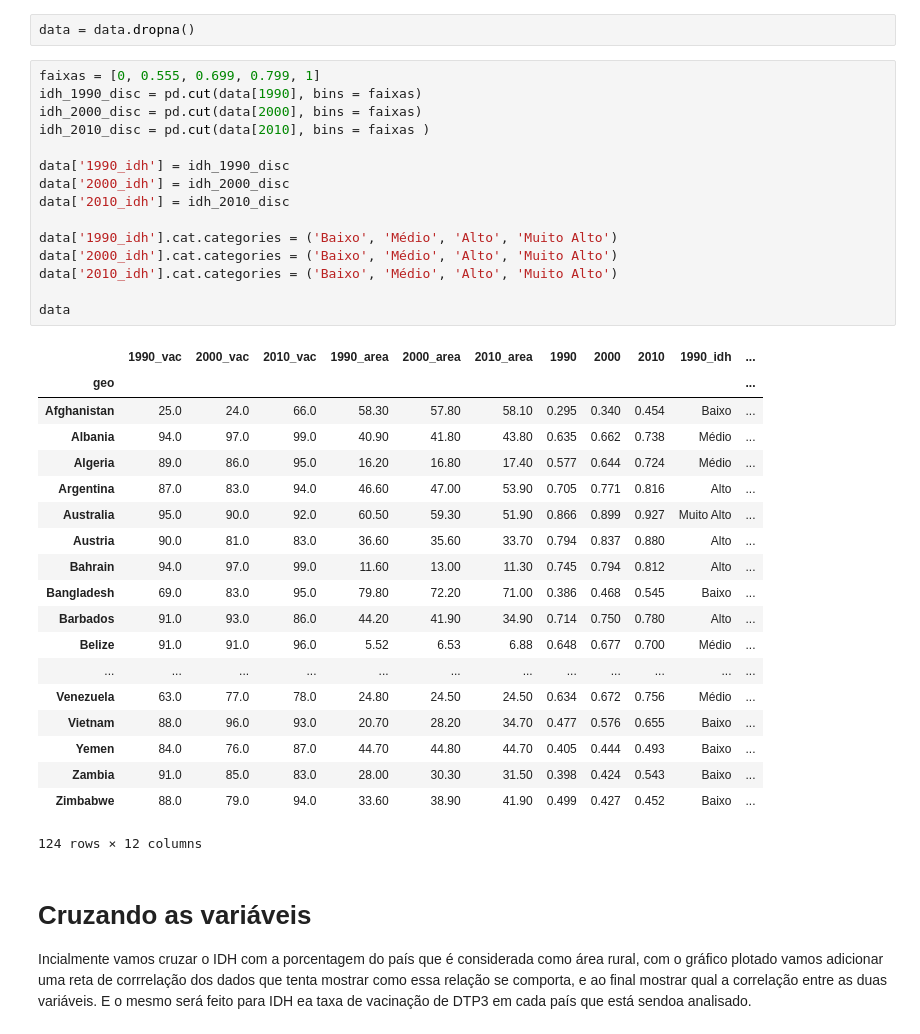
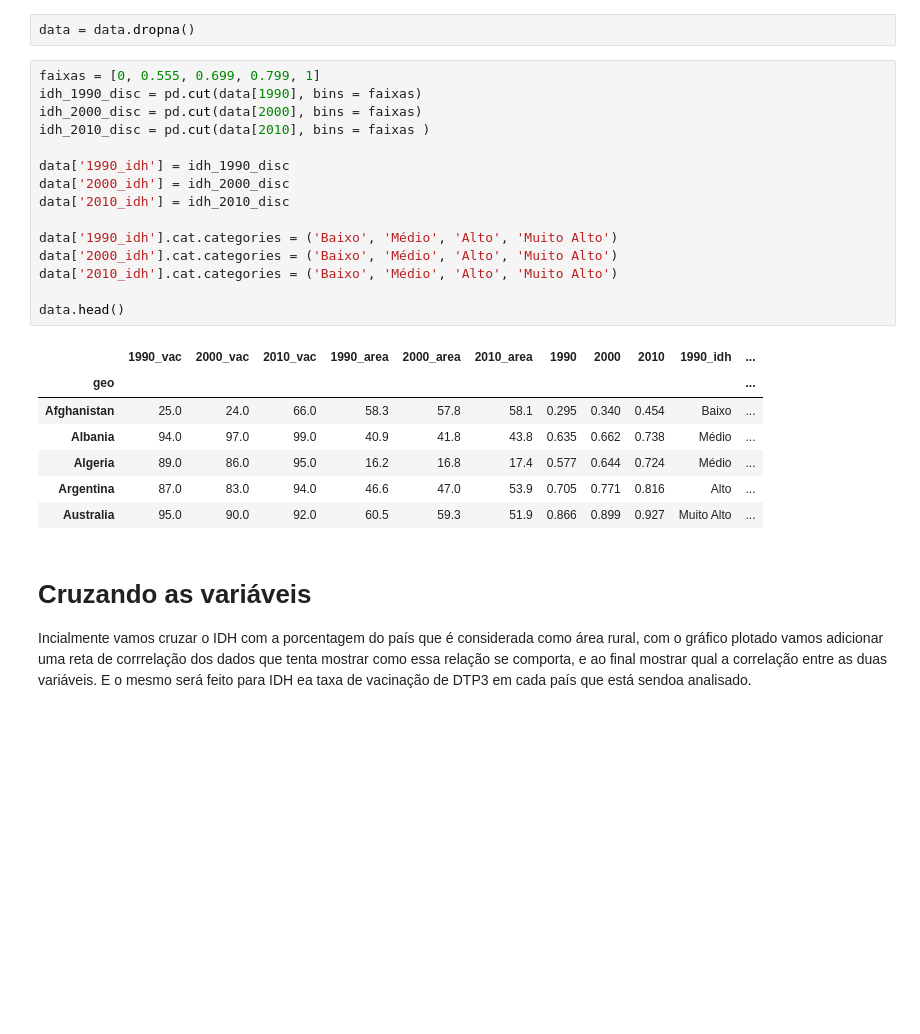
Before and after one commit to fscmaluf/Projeto1FabioMaluf, a Jupyter notebook: Projeto1_FabioMaluf.ipynb, the cells around one changed output. Saved outputs shown, nothing was run; the diff lists cells and outputs as text; blank space fills up the shorter version.

```diff
--- a/Projeto1_FabioMaluf.ipynb
+++ b/Projeto1_FabioMaluf.ipynb
@@ -37,38 +35,26 @@ data = data.dropna()
 # %%
 faixas = [0, 0.555, 0.699, 0.799, 1]
 idh_1990_disc = pd.cut(data[1990], bins = faixas)
 idh_2000_disc = pd.cut(data[2000], bins = faixas)
 idh_2010_disc = pd.cut(data[2010], bins = faixas )
 
 data['1990_idh'] = idh_1990_disc
 data['2000_idh'] = idh_2000_disc
 data['2010_idh'] = idh_2010_disc
 
 data['1990_idh'].cat.categories = ('Baixo', 'Médio', 'Alto', 'Muito Alto')
 data['2000_idh'].cat.categories = ('Baixo', 'Médio', 'Alto', 'Muito Alto')
 data['2010_idh'].cat.categories = ('Baixo', 'Médio', 'Alto', 'Muito Alto')
 
-data
+data.head()
 # %% [output]
 |  | 1990_vac | 2000_vac | 2010_vac | 1990_area | 2000_area | 2010_area | 1990 | 2000 | 2010 | 1990_idh | ... |
 | geo |  |  |  |  |  |  |  |  |  |  | ... |
-| Afghanistan | 25.0 | 24.0 | 66.0 | 58.30 | 57.80 | 58.10 | 0.295 | 0.340 | 0.454 | Baixo | ... |
-| Albania | 94.0 | 97.0 | 99.0 | 40.90 | 41.80 | 43.80 | 0.635 | 0.662 | 0.738 | Médio | ... |
-| Algeria | 89.0 | 86.0 | 95.0 | 16.20 | 16.80 | 17.40 | 0.577 | 0.644 | 0.724 | Médio | ... |
-| Argentina | 87.0 | 83.0 | 94.0 | 46.60 | 47.00 | 53.90 | 0.705 | 0.771 | 0.816 | Alto | ... |
-| Australia | 95.0 | 90.0 | 92.0 | 60.50 | 59.30 | 51.90 | 0.866 | 0.899 | 0.927 | Muito Alto | ... |
-| Austria | 90.0 | 81.0 | 83.0 | 36.60 | 35.60 | 33.70 | 0.794 | 0.837 | 0.880 | Alto | ... |
-| Bahrain | 94.0 | 97.0 | 99.0 | 11.60 | 13.00 | 11.30 | 0.745 | 0.794 | 0.812 | Alto | ... |
-| Bangladesh | 69.0 | 83.0 | 95.0 | 79.80 | 72.20 | 71.00 | 0.386 | 0.468 | 0.545 | Baixo | ... |
-| Barbados | 91.0 | 93.0 | 86.0 | 44.20 | 41.90 | 34.90 | 0.714 | 0.750 | 0.780 | Alto | ... |
-| Belize | 91.0 | 91.0 | 96.0 | 5.52 | 6.53 | 6.88 | 0.648 | 0.677 | 0.700 | Médio | ... |
-| ... | ... | ... | ... | ... | ... | ... | ... | ... | ... | ... | ... |
-| Venezuela | 63.0 | 77.0 | 78.0 | 24.80 | 24.50 | 24.50 | 0.634 | 0.672 | 0.756 | Médio | ... |
-| Vietnam | 88.0 | 96.0 | 93.0 | 20.70 | 28.20 | 34.70 | 0.477 | 0.576 | 0.655 | Baixo | ... |
-| Yemen | 84.0 | 76.0 | 87.0 | 44.70 | 44.80 | 44.70 | 0.405 | 0.444 | 0.493 | Baixo | ... |
-| Zambia | 91.0 | 85.0 | 83.0 | 28.00 | 30.30 | 31.50 | 0.398 | 0.424 | 0.543 | Baixo | ... |
-| Zimbabwe | 88.0 | 79.0 | 94.0 | 33.60 | 38.90 | 41.90 | 0.499 | 0.427 | 0.452 | Baixo | ... |
+| Afghanistan | 25.0 | 24.0 | 66.0 | 58.3 | 57.8 | 58.1 | 0.295 | 0.340 | 0.454 | Baixo | ... |
+| Albania | 94.0 | 97.0 | 99.0 | 40.9 | 41.8 | 43.8 | 0.635 | 0.662 | 0.738 | Médio | ... |
+| Algeria | 89.0 | 86.0 | 95.0 | 16.2 | 16.8 | 17.4 | 0.577 | 0.644 | 0.724 | Médio | ... |
+| Argentina | 87.0 | 83.0 | 94.0 | 46.6 | 47.0 | 53.9 | 0.705 | 0.771 | 0.816 | Alto | ... |
+| Australia | 95.0 | 90.0 | 92.0 | 60.5 | 59.3 | 51.9 | 0.866 | 0.899 | 0.927 | Muito Alto | ... |
-124 rows × 12 columns
 # %% [markdown]
 # Cruzando as variáveis
 Incialmente vamos cruzar o IDH com a porcentagem do país que é considerada como área rural, com o gráfico plotado vamos adicionar uma reta de corrrelação dos dados que tenta mostrar como essa relação se comporta, e ao final mostrar qual a correlação entre as duas variáveis. E o mesmo será feito para IDH ea taxa de vacinação de DTP3 em cada país que está sendoa analisado.
```
Also changed, not shown: parts of 3 cells of this notebook.
